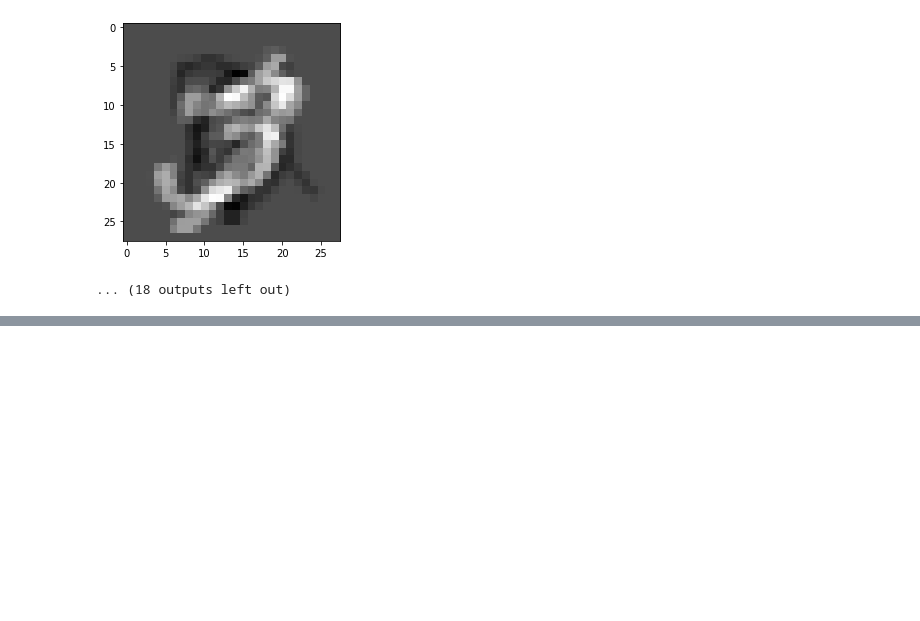
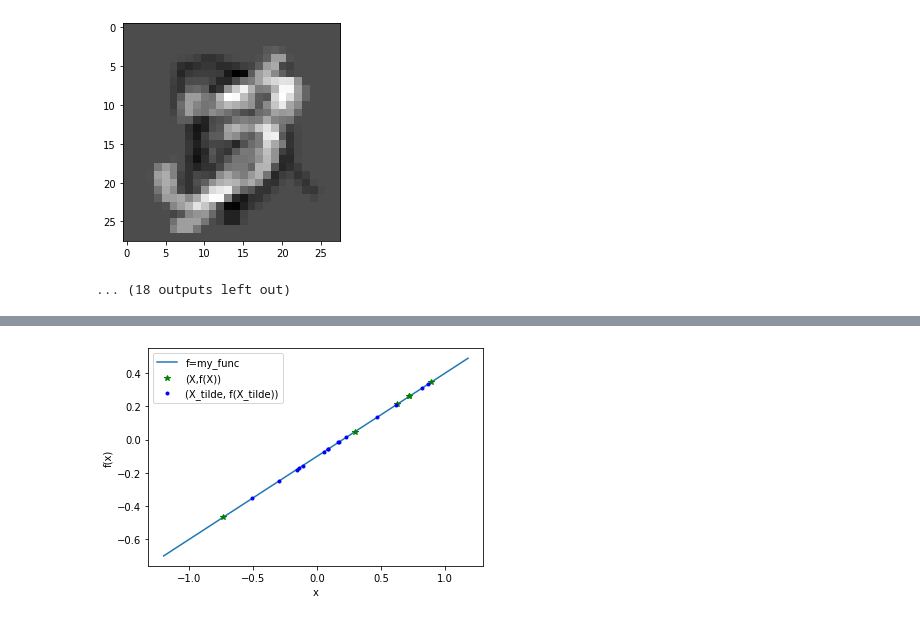
Before and after one commit to jinhyun-so/CodedPrivateNN, a Jupyter notebook: Berrut_Approximation.ipynb, the cells around one changed output, grey strips where cells are left out. Cells and saved outputs as stored; diff of their text form; code cells hidden in the pictures; blank space fills up the shorter version.

Commit message:
Update BACC with added noise

```diff
--- a/Berrut_Approximation.ipynb
+++ b/Berrut_Approximation.ipynb
@@ -643,0 +649,82 @@ label= [ 0.     0.    -0.233  0.733  0.     0.     0.146  0.733  0.    -0.379]
+# %%
+N =15
+K = 6
+T = 3
+d = 2
+sigma = 0.1
+
+m_i = 1
+m = K * m_i
+
+
+# Z_i: noise information
+_noise_idxs = [2,4,7]
+added_noise = np.random.normal(0,sigma,size=(m_i*T,d))
+
+
+j_array = np.array(range(K+T))
+print("j: ",(2*j_array+1)*math.pi/2/K,'\n')
+
+alpha_array = np.cos((2*j_array+1)*math.pi/(2*(K+T))) #np.cos((2*j_array+1)*math.pi/(2*K))
+print("alpha_array: ",alpha_array,'\n')
+
+i_array = np.array(range(N))
+z_array = np.cos(i_array*2*math.pi/N/2) # np.cos(i_array*2*math.pi/N/2)
+print("z_array: ",z_array,'\n')
+
+def my_func(inputs):
+    outputs = np.zeros(len(inputs))
+
+    for i in range(len(inputs)):
+        x = inputs[i]
+        outputs[i] =  0.5 * x - 0.1
+    return outputs
+
+x_plot = (np.array(range(120))-60)/50
+y_plot = my_func(my_inputs)
+
+X_array = input_array[:,0]
+Y_array = my_func(X_array)
+
+input_array = np.random.uniform(low=-1.0, high=1.0, size=(m,d))
+
+print("Input: ",input_array,'\n')
+
+X_tilde, X_extended, noise_idxs = BACC_Enc_withNoise(input_array, N, K, T, sigma, _Noise_Alloc = _noise_idxs, _Noise = added_noise, is_predefined_noise=True)
+
+# print(np.shape(X_tilde))
+Y_tilde = my_func(X_tilde[:,0,0])
+
+plt.plot(my_inputs, my_outputs, label='f=my_func')
+plt.plot(X_array, Y_array, 'g*', label='(X,f(X))')
+plt.plot(X_tilde[:,0,0], Y_tilde, 'b.', label='(X_tilde, f(X_tilde))')
+plt.xlabel('x')
+plt.ylabel('f(x)')
+plt.legend()
+plt.show()
+
+x_idxs = []
+for i in range(K+T):
+    if i in noise_idxs:
+        print(i)
+    else:
+        x_idxs.append(i)
+
+# print(noise_idxs)
+# print(x_idxs)
+
+plt.plot(alpha_array[x_idxs],X_extended[x_idxs,0],'g*',label='X')
+plt.plot(alpha_array[noise_idxs],X_extended[noise_idxs,0],'r*',label='Added noise')
+plt.plot(z_array,X_tilde[:,0,0],'b.',label='X_tilde')
+plt.xlabel('z')
+plt.ylabel('u(z)')
+plt.legend()
+plt.show()
+
+Y_tilde = my_func(X_tilde[:,0,0])
+
+f_tilde = Y_tilde
+f_tilde = np.reshape(f_tilde,(N,1,1))
+
+Y_array = my_func(X_extended[:,0])
+# %% [output]
@@ -643,0 +748 @@ label= [ 0.     0.    -0.233  0.733  0.     0.     0.146  0.733  0.    -0.379]
+[figure, added]
```
Also changed, not shown: parts of 10 cells of this notebook, 1 other file.
